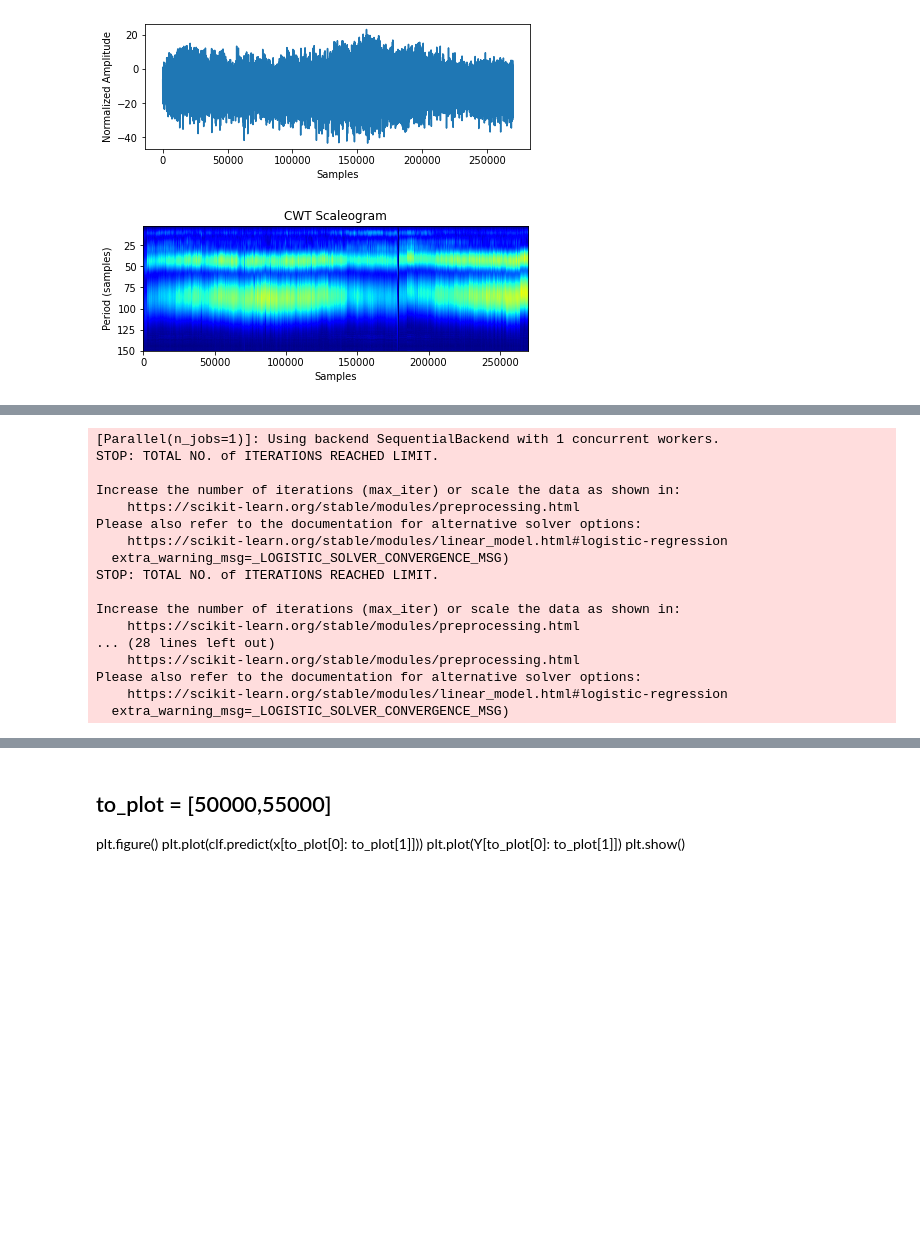
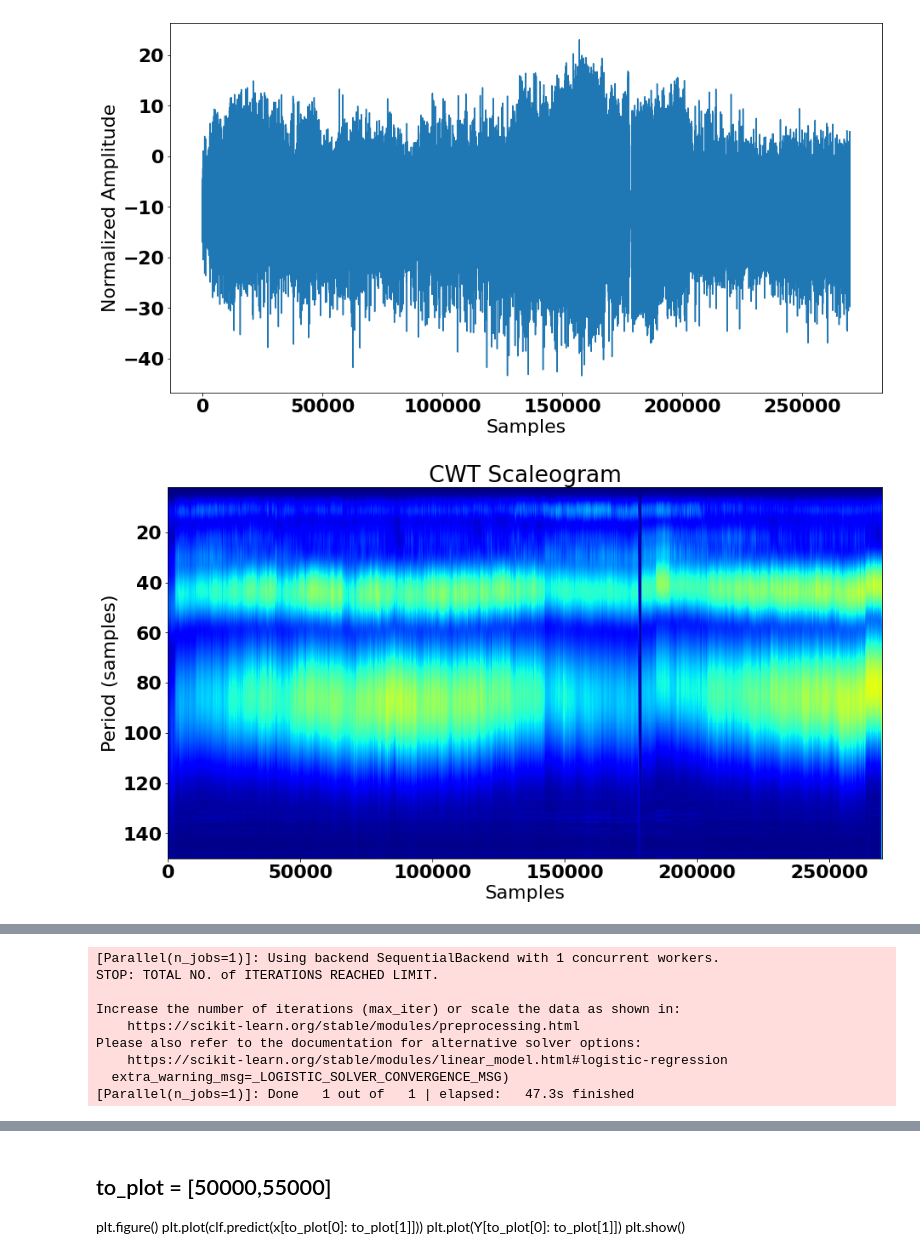
Before and after one commit to JChunX/slope-predict, a Jupyter notebook: log_regr.ipynb, the cells around one changed output, grey strips where cells are left out. Cells and saved outputs as stored; diff of their text form; code cells hidden in the pictures; blank space fills up the shorter version.

Commit message:
update data processing, train model, complete paper draft

```diff
--- a/log_regr.ipynb
+++ b/log_regr.ipynb
@@ -31,4 +37,9 @@ test = walk_all[270000:,:]
 # %%
+
+conv_width = 1
+def moving_average(x, w):
+    return np.convolve(x, np.ones(w), 'valid') / w
+
 def get_scalogram_coefs(x, features, fs):
     all_coefs = []
     for feat in features:
@@ -37,34 +48,46 @@ def get_scalogram_coefs(x, features, fs):
 
         coefs = np.abs(coefs)
 
         if all_coefs == []:
             all_coefs = coefs[0:100,:]
 
         else:
             all_coefs = np.vstack((all_coefs,coefs[0:100,:]))
 
 
-        plt.figure(figsize=(6.9,2.3))
+        plt.figure(figsize=(15,8))
         plt.plot(x[:,feat])
         plt.xlabel('Samples')
         plt.ylabel('Normalized Amplitude')
 
-        plt.figure(figsize=(6.9,2.3))
+        plt.figure(figsize=(15,8))
         plt.imshow(coefs, extent=[0, x.shape[0], 150, 2], cmap='jet', aspect='auto',
                     vmax=coefs.max(), vmin=-coefs.min())
         plt.title('CWT Scaleogram')
         plt.xlabel('Samples')
         plt.ylabel('Period (samples)')
         plt.show()
 
     return all_coefs
 
 X_train = train[:,:9]
 Y_train = train[:,9].astype(int)
 X_test = test[:,:9]
 Y_test = test[:,9].astype(int)
+
 all_coefs_train = get_scalogram_coefs(X_train, [1,3,7], 100)
 all_coefs_test = get_scalogram_coefs(X_test, [1,3,7], 100)
+coefs_train_scaled = preprocessing.scale(all_coefs_train.T)
+#coefs_train_reduced = PCA(n_components=2).fit_transform(coefs_train_scaled)
+coefs_test_scaled = preprocessing.scale(all_coefs_test.T)
+#coefs_test_reduced = PCA(n_components=2).fit_transform(coefs_test_scaled)
+#coefs_embedded = TSNE(n_components=2, perplexity=50, verbose=True).fit_transform(coefs_reduced)
+
+scaler = preprocessing.StandardScaler()
+scaler.fit(coefs_train_scaled)
+x_train = scaler.transform(coefs_train_scaled)
+x_test = scaler.transform(coefs_test_scaled)
+clf = LogisticRegression(random_state=0, verbose=1, max_iter=100).fit(x_train, Y_train)
 # %% [output]
-[figure, old version]
+[figure, new version]
-[figure, old version]
+[figure, new version]
@@ -81,29 +104,10 @@ all_coefs_test = get_scalogram_coefs(X_test, [1,3,7], 100)
+[Parallel(n_jobs=1)]: Using backend SequentialBackend with 1 concurrent workers.
+STOP: TOTAL NO. of ITERATIONS REACHED LIMIT.
+
+Increase the number of iterations (max_iter) or scale the data as shown in:
+    https://scikit-learn.org/stable/modules/preprocessing.html
+Please also refer to the documentation for alternative solver options:
+    https://scikit-learn.org/stable/modules/linear_model.html#logistic-regression
+  extra_warning_msg=_LOGISTIC_SOLVER_CONVERGENCE_MSG)
+[Parallel(n_jobs=1)]: Done   1 out of   1 | elapsed:   47.3s finished
-# %%
-coefs_train_scaled = preprocessing.scale(all_coefs_train.T)
-#coefs_train_reduced = PCA(n_components=2).fit_transform(coefs_train_scaled)
-coefs_test_scaled = preprocessing.scale(all_coefs_test.T)
-#coefs_test_reduced = PCA(n_components=2).fit_transform(coefs_test_scaled)
-#coefs_embedded = TSNE(n_components=2, perplexity=50, verbose=True).fit_transform(coefs_reduced)
-
-x_train = preprocessing.StandardScaler().fit_transform(coefs_train_scaled)
-x_test = preprocessing.StandardScaler().fit_transform(coefs_test_scaled)
-clf = LogisticRegressionCV(random_state=0, verbose=1, max_iter=100).fit(x_train, Y_train)
-# %% [output]
-[Parallel(n_jobs=1)]: Using backend SequentialBackend with 1 concurrent workers.
-STOP: TOTAL NO. of ITERATIONS REACHED LIMIT.
-
-Increase the number of iterations (max_iter) or scale the data as shown in:
-    https://scikit-learn.org/stable/modules/preprocessing.html
-Please also refer to the documentation for alternative solver options:
-    https://scikit-learn.org/stable/modules/linear_model.html#logistic-regression
-  extra_warning_msg=_LOGISTIC_SOLVER_CONVERGENCE_MSG)
-STOP: TOTAL NO. of ITERATIONS REACHED LIMIT.
-
-Increase the number of iterations (max_iter) or scale the data as shown in:
-    https://scikit-learn.org/stable/modules/preprocessing.html
-... (28 lines left out)
-    https://scikit-learn.org/stable/modules/preprocessing.html
-Please also refer to the documentation for alternative solver options:
-    https://scikit-learn.org/stable/modules/linear_model.html#logistic-regression
-  extra_warning_msg=_LOGISTIC_SOLVER_CONVERGENCE_MSG)
 # %%
```
Also changed, not shown: parts of 6 cells of this notebook, 48 other files.
